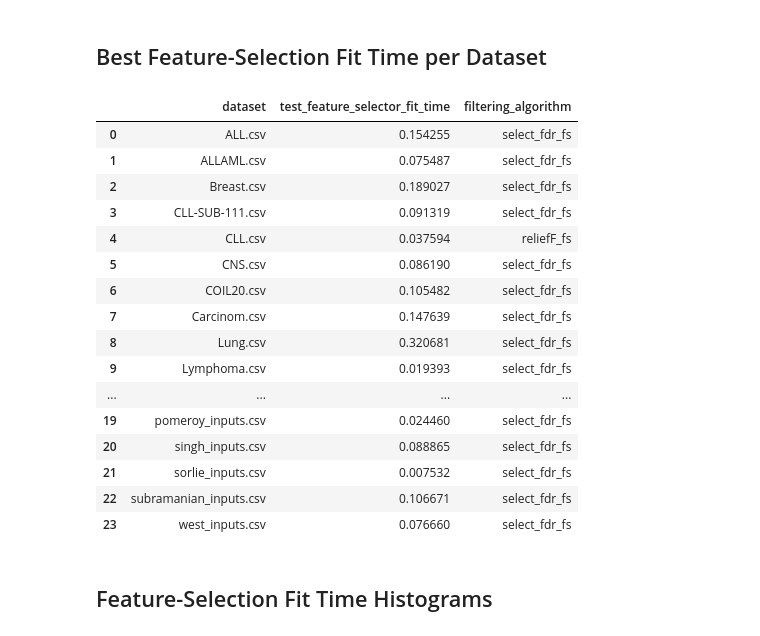
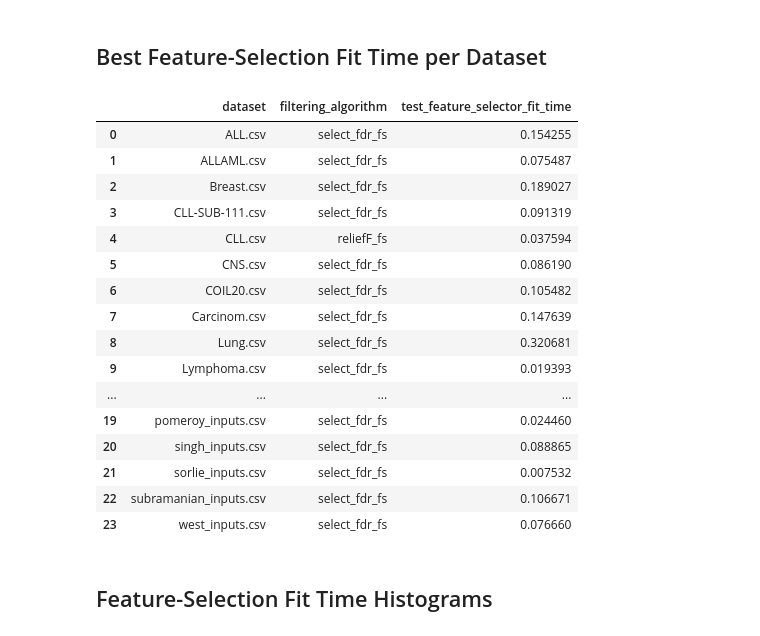
Before and after one commit to TzviLederer/feature-selection, a Jupyter notebook: analyze_results.ipynb, the cells around one changed output. Cells and saved outputs as stored; diff of their text form; code cells hidden in the pictures.

```diff
--- a/analyze_results.ipynb
+++ b/analyze_results.ipynb
@@ -97,27 +131,28 @@ sns.histplot(data=mean_df, x=metric_col, hue="filtering_algorithm")
 # %%
 metric_col = 'test_feature_selector_fit_time'
 
 fs_df = df[~df['filtering_algorithm'].str.endswith('_Aug')].groupby(['dataset', 'filtering_algorithm'])[metric_col].max().reset_index()
 min_df = fs_df.groupby(['dataset']).min()[metric_col].reset_index().join(fs_df.set_index(['dataset', metric_col]), on=['dataset', metric_col])
+min_df = min_df.groupby(['dataset'])[['filtering_algorithm', metric_col]].first().reset_index()
 min_df
 # %% [output]
-|  | dataset | test_feature_selector_fit_time | filtering_algorithm |
-| 0 | ALL.csv | 0.154255 | select_fdr_fs |
-| 1 | ALLAML.csv | 0.075487 | select_fdr_fs |
-| 2 | Breast.csv | 0.189027 | select_fdr_fs |
-| 3 | CLL-SUB-111.csv | 0.091319 | select_fdr_fs |
-| 4 | CLL.csv | 0.037594 | reliefF_fs |
-| 5 | CNS.csv | 0.086190 | select_fdr_fs |
-| 6 | COIL20.csv | 0.105482 | select_fdr_fs |
-| 7 | Carcinom.csv | 0.147639 | select_fdr_fs |
-| 8 | Lung.csv | 0.320681 | select_fdr_fs |
-| 9 | Lymphoma.csv | 0.019393 | select_fdr_fs |
+|  | dataset | filtering_algorithm | test_feature_selector_fit_time |
+| 0 | ALL.csv | select_fdr_fs | 0.154255 |
+| 1 | ALLAML.csv | select_fdr_fs | 0.075487 |
+| 2 | Breast.csv | select_fdr_fs | 0.189027 |
+| 3 | CLL-SUB-111.csv | select_fdr_fs | 0.091319 |
+| 4 | CLL.csv | reliefF_fs | 0.037594 |
+| 5 | CNS.csv | select_fdr_fs | 0.086190 |
+| 6 | COIL20.csv | select_fdr_fs | 0.105482 |
+| 7 | Carcinom.csv | select_fdr_fs | 0.147639 |
+| 8 | Lung.csv | select_fdr_fs | 0.320681 |
+| 9 | Lymphoma.csv | select_fdr_fs | 0.019393 |
 | ... | ... | ... | ... |
-| 19 | pomeroy_inputs.csv | 0.024460 | select_fdr_fs |
-| 20 | singh_inputs.csv | 0.088865 | select_fdr_fs |
-| 21 | sorlie_inputs.csv | 0.007532 | select_fdr_fs |
-| 22 | subramanian_inputs.csv | 0.106671 | select_fdr_fs |
-| 23 | west_inputs.csv | 0.076660 | select_fdr_fs |
+| 19 | pomeroy_inputs.csv | select_fdr_fs | 0.024460 |
+| 20 | singh_inputs.csv | select_fdr_fs | 0.088865 |
+| 21 | sorlie_inputs.csv | select_fdr_fs | 0.007532 |
+| 22 | subramanian_inputs.csv | select_fdr_fs | 0.106671 |
+| 23 | west_inputs.csv | select_fdr_fs | 0.076660 |
 # %% [markdown]
 ## Feature-Selection Fit Time Histograms
 # %%
```
Also changed, not shown: parts of 6 cells of this notebook.
